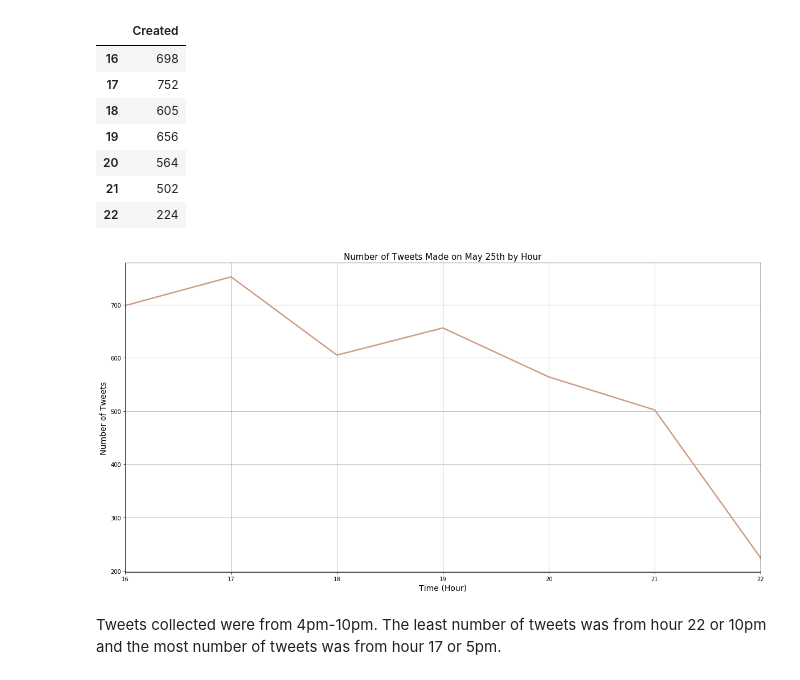
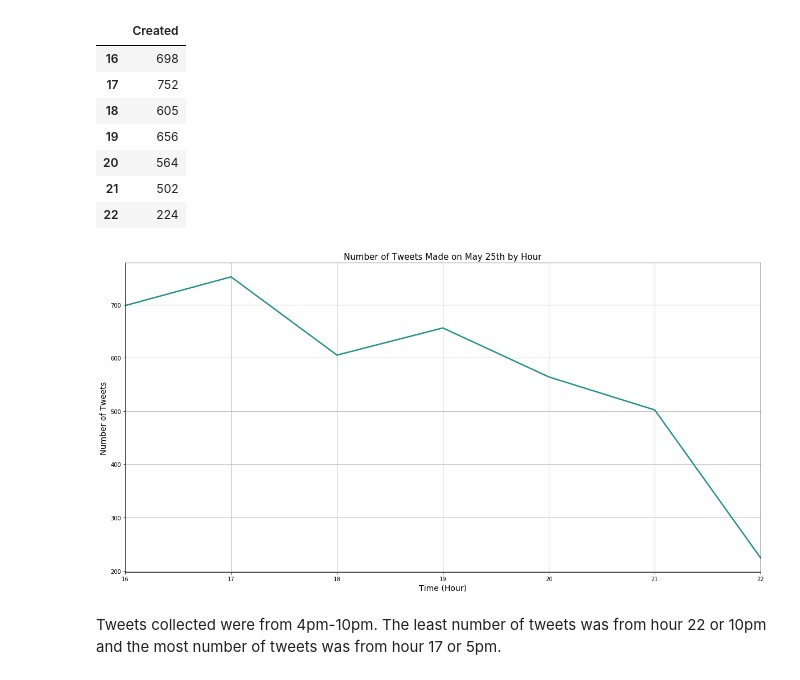
Before and after one commit to pinkdragon1000/News-Tweet-Analysis, a Jupyter notebook: News Tweet Analysis.ipynb, the cells around one changed output. Drawn from its saved outputs; the diff is of its cells as text; code cells hidden in the pictures.

```diff
--- a/News Tweet Analysis.ipynb
+++ b/News Tweet Analysis.ipynb
@@ -131,15 +133,15 @@ datecounts
 | 21 | 502 |
 | 22 | 224 |
 # %%
-datecounts.plot(figsize=(20,10), color=['#cf9d85'], legend=False, linewidth=2.5)
+datecounts.plot(figsize=(20,10), color=['#20928C'], legend=False, linewidth=2.5)
 plt.title("Number of Tweets Made on May 25th by Hour", fontsize="15")
 plt.xlabel("Time (Hour)", fontsize="14")
 plt.ylabel("Number of Tweets", fontsize="14")
 plt.xticks(rotation=0)
 plt.grid()
 plt.show()
 # %% [output]
-[figure, old version]
+[figure, new version]
 # %% [markdown]
 Tweets collected were from 4pm-10pm.  The least number of tweets was from hour 22 or 10pm and the most number of tweets was from hour 17 or 5pm.
 # %% [markdown]
```
Also changed, not shown: parts of 17 cells of this notebook, 1 other file.
